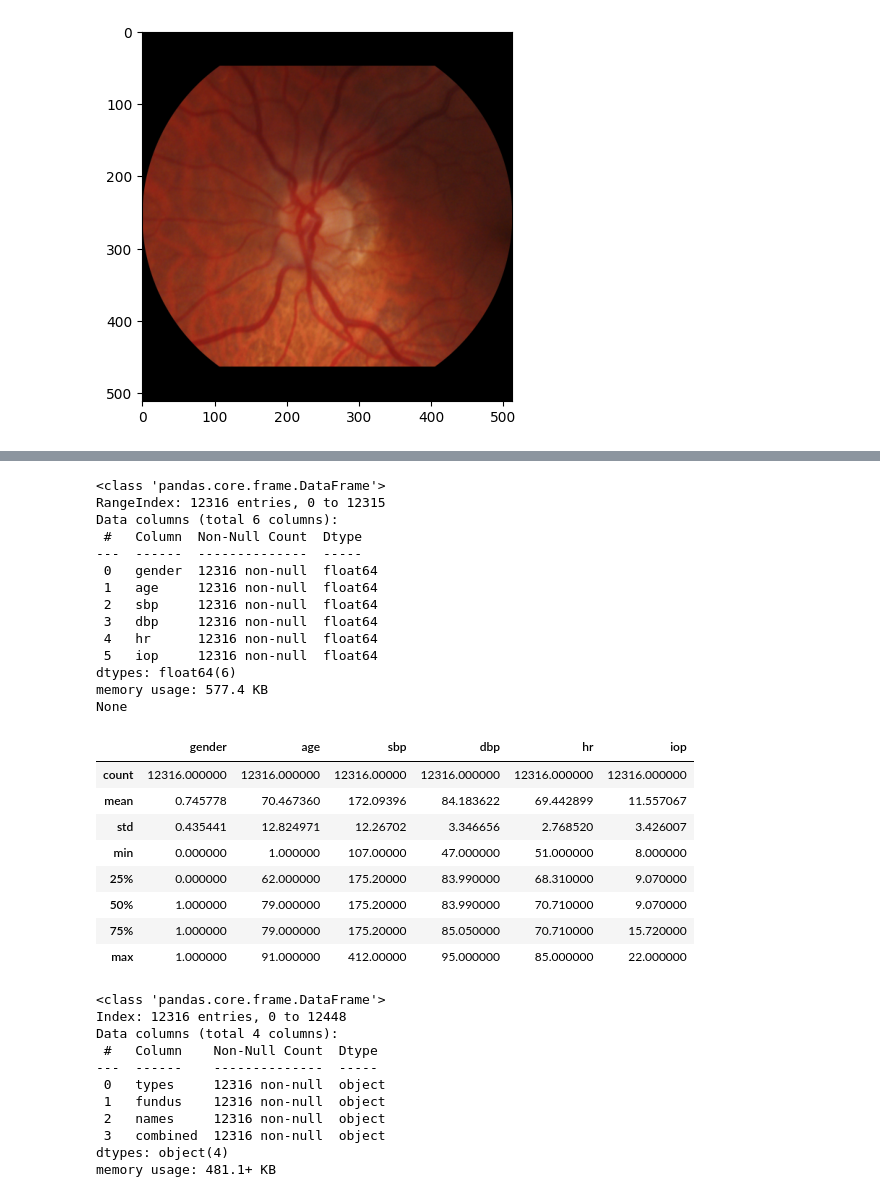
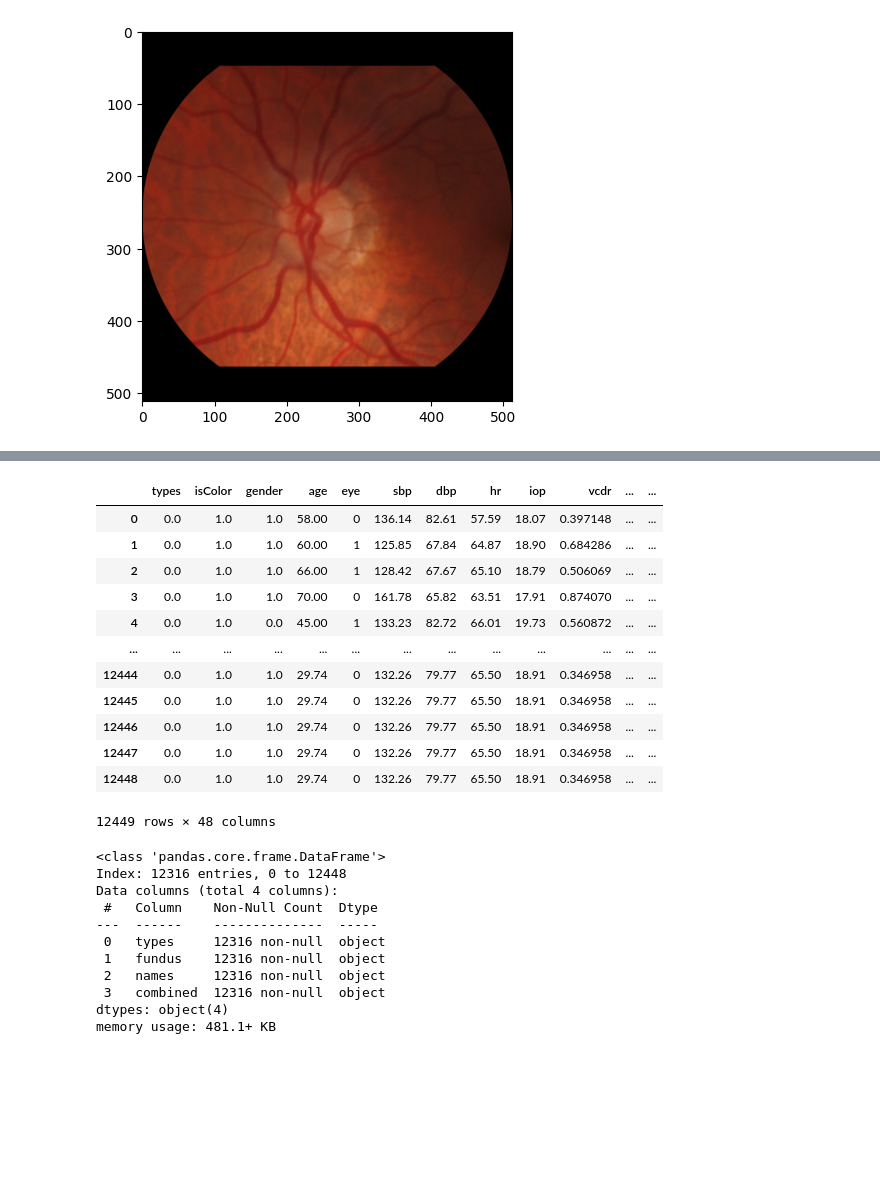
Before and after one commit to AhmedElZubair38/DISSERTATION, a Jupyter notebook: MOSTLY_Data_3/MODEL_2A.ipynb, the cells around one changed output, grey strips where cells are left out. Drawn from its saved outputs; the diff is of its cells as text; code cells hidden in the pictures; blank space fills up the shorter version.

```diff
--- a/MOSTLY_Data_3/MODEL_2A.ipynb
+++ b/MOSTLY_Data_3/MODEL_2A.ipynb
@@ -354,46 +279,21 @@ dtype: int64
-# %%
-from sklearn.experimental import enable_iterative_imputer
-from sklearn.impute import IterativeImputer
-from sklearn.ensemble import RandomForestRegressor
-
-# Initialize the IterativeImputer with a RandomForestRegressor
-imp = IterativeImputer(RandomForestRegressor(), max_iter=10, random_state=0)
-
-# Perform the imputation - fit and transform the data
-non_image_features_imputed = imp.fit_transform(non_image_features)
-
-# Convert the imputed data back to a pandas DataFrame
-non_image_features_imputed = pd.DataFrame(non_image_features_imputed, columns=non_image_features.columns)
-
-# Check the imputation
-print(non_image_features_imputed.info())
-# %% [output]
-<class 'pandas.core.frame.DataFrame'>
-RangeIndex: 12316 entries, 0 to 12315
-Data columns (total 6 columns):
- #   Column  Non-Null Count  Dtype
----  ------  --------------  -----
- 0   gender  12316 non-null  float64
- 1   age     12316 non-null  float64
- 2   sbp     12316 non-null  float64
- 3   dbp     12316 non-null  float64
- 4   hr      12316 non-null  float64
- 5   iop     12316 non-null  float64
-dtypes: float64(6)
-memory usage: 577.4 KB
-None
-# %%
-non_image_features_imputed.describe()
-# %% [output]
-|  | gender | age | sbp | dbp | hr | iop |
-| count | 12316.000000 | 12316.000000 | 12316.00000 | 12316.000000 | 12316.000000 | 12316.000000 |
-| mean | 0.745778 | 70.467360 | 172.09396 | 84.183622 | 69.442899 | 11.557067 |
-| std | 0.435441 | 12.824971 | 12.26702 | 3.346656 | 2.768520 | 3.426007 |
-| min | 0.000000 | 1.000000 | 107.00000 | 47.000000 | 51.000000 | 8.000000 |
-| 25% | 0.000000 | 62.000000 | 175.20000 | 83.990000 | 68.310000 | 9.070000 |
-| 50% | 1.000000 | 79.000000 | 175.20000 | 83.990000 | 70.710000 | 9.070000 |
-| 75% | 1.000000 | 79.000000 | 175.20000 | 85.050000 | 70.710000 | 15.720000 |
-| max | 1.000000 | 91.000000 | 412.00000 | 95.000000 | 85.000000 | 22.000000 |
+# %%
+data = data_imputed
+
+data
+# %% [output]
+|  | types | isColor | gender | age | eye | sbp | dbp | hr | iop | vcdr | ... | ... |
+| 0 | 0.0 | 1.0 | 1.0 | 58.00 | 0 | 136.14 | 82.61 | 57.59 | 18.07 | 0.397148 | ... | ... |
+| 1 | 0.0 | 1.0 | 1.0 | 60.00 | 1 | 125.85 | 67.84 | 64.87 | 18.90 | 0.684286 | ... | ... |
+| 2 | 0.0 | 1.0 | 1.0 | 66.00 | 1 | 128.42 | 67.67 | 65.10 | 18.79 | 0.506069 | ... | ... |
+| 3 | 0.0 | 1.0 | 1.0 | 70.00 | 0 | 161.78 | 65.82 | 63.51 | 17.91 | 0.874070 | ... | ... |
+| 4 | 0.0 | 1.0 | 0.0 | 45.00 | 1 | 133.23 | 82.72 | 66.01 | 19.73 | 0.560872 | ... | ... |
+| ... | ... | ... | ... | ... | ... | ... | ... | ... | ... | ... | ... | ... |
+| 12444 | 0.0 | 1.0 | 1.0 | 29.74 | 0 | 132.26 | 79.77 | 65.50 | 18.91 | 0.346958 | ... | ... |
+| 12445 | 0.0 | 1.0 | 1.0 | 29.74 | 0 | 132.26 | 79.77 | 65.50 | 18.91 | 0.346958 | ... | ... |
+| 12446 | 0.0 | 1.0 | 1.0 | 29.74 | 0 | 132.26 | 79.77 | 65.50 | 18.91 | 0.346958 | ... | ... |
+| 12447 | 0.0 | 1.0 | 1.0 | 29.74 | 0 | 132.26 | 79.77 | 65.50 | 18.91 | 0.346958 | ... | ... |
+| 12448 | 0.0 | 1.0 | 1.0 | 29.74 | 0 | 132.26 | 79.77 | 65.50 | 18.91 | 0.346958 | ... | ... |
+12449 rows × 48 columns
 # %%
 #removing the patients with no fundus classification and with fundus classification -1 instead of 0,1
 data = data[
```
Also changed, not shown: parts of 40 cells of this notebook.
